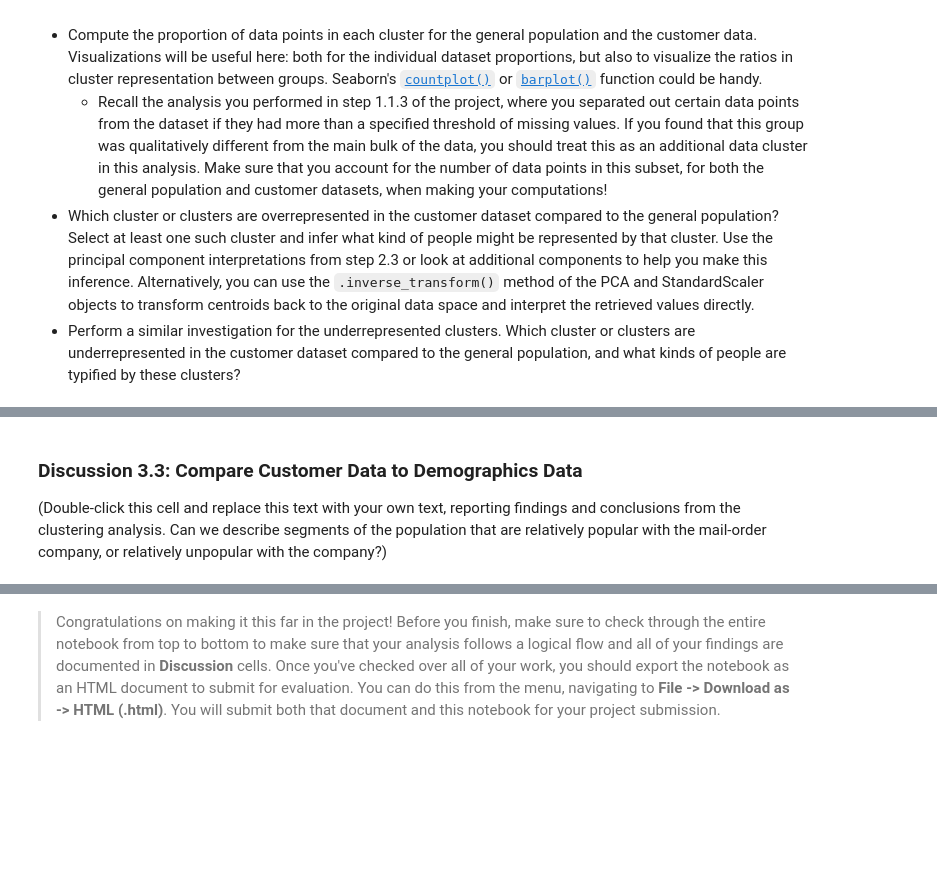
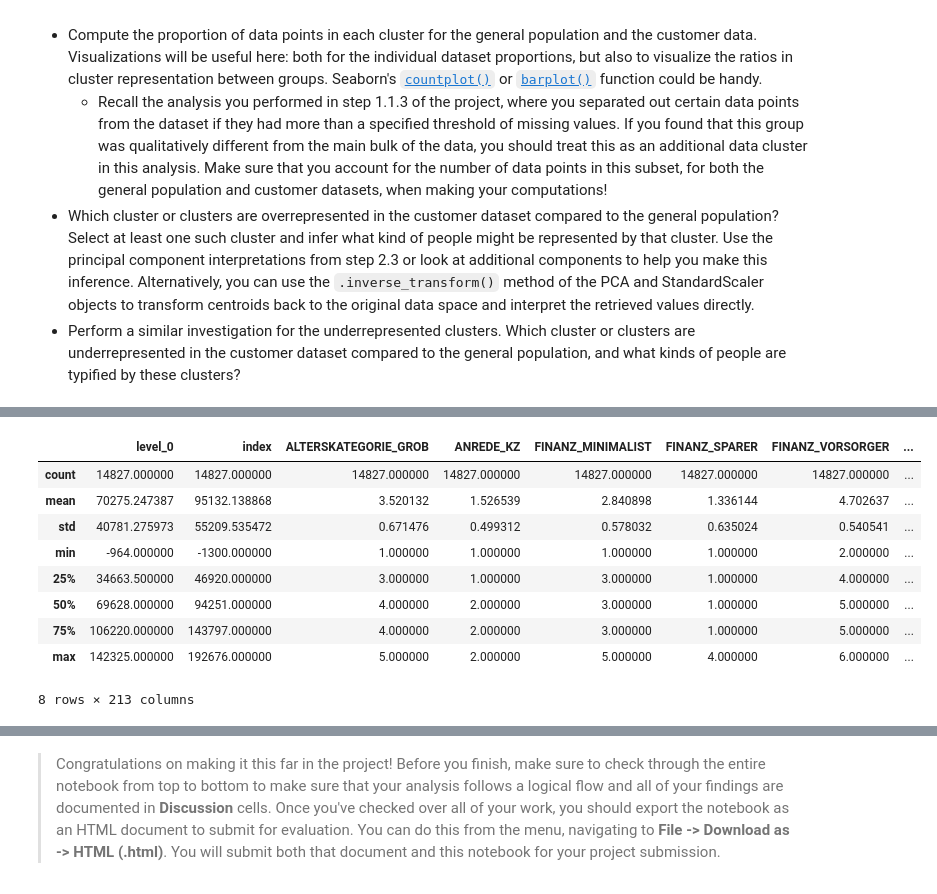
Before and after one commit to Smcgb/Udacity-Unsupervised-Learning, a Jupyter notebook: Udacity Unsupervised Learning/Identify_Customer_Segments.ipynb, the cells around one changed output, grey strips where cells are left out. Saved outputs shown, nothing was run; the diff lists cells and outputs as text; code cells hidden in the pictures; blank space fills up the shorter version.

```diff
--- a/Udacity Unsupervised Learning/Identify_Customer_Segments.ipynb
+++ b/Udacity Unsupervised Learning/Identify_Customer_Segments.ipynb
@@ -1353,4 +1318,6 @@ def pca_results(full_dataset, pca):
 # %%
-# What kinds of people are part of a cluster that is overrepresented in the
+# What kinds of people are part of a cluster that is underrepresented in the
 # customer data compared to the general population?
-pca_results(cus_clean_impute_scale, cpca)
+
+OVERREPRESENTED_CLUSTER = 7
+data = scaler.inverse_transform(cpca.inverse_transform(cX_pca[np.where(clabels_11== OVERREPRESENTED_CLUSTER)])).round()
@@ -1401,4 +1324,15 @@ TypeError: __init__() missing 1 required positional argument: 'ordered_feature_n
-# %% [markdown]
-### Discussion 3.3: Compare Customer Data to Demographics Data
-
-(Double-click this cell and replace this text with your own text, reporting findings and conclusions from the clustering analysis. Can we describe segments of the population that are relatively popular with the mail-order company, or relatively unpopular with the company?)
+# %%
+dataframe = pd.DataFrame(data=data, index=np.array(range(0, data.shape[0])), columns= cus_clean.columns)
+# %%
+dataframe.describe()
+# %% [output]
+|  | level_0 | index | ALTERSKATEGORIE_GROB | ANREDE_KZ | FINANZ_MINIMALIST | FINANZ_SPARER | FINANZ_VORSORGER | ... |
+| count | 14827.000000 | 14827.000000 | 14827.000000 | 14827.000000 | 14827.000000 | 14827.000000 | 14827.000000 | ... |
+| mean | 70275.247387 | 95132.138868 | 3.520132 | 1.526539 | 2.840898 | 1.336144 | 4.702637 | ... |
+| std | 40781.275973 | 55209.535472 | 0.671476 | 0.499312 | 0.578032 | 0.635024 | 0.540541 | ... |
+| min | -964.000000 | -1300.000000 | 1.000000 | 1.000000 | 1.000000 | 1.000000 | 2.000000 | ... |
+| 25% | 34663.500000 | 46920.000000 | 3.000000 | 1.000000 | 3.000000 | 1.000000 | 4.000000 | ... |
+| 50% | 69628.000000 | 94251.000000 | 4.000000 | 2.000000 | 3.000000 | 1.000000 | 5.000000 | ... |
+| 75% | 106220.000000 | 143797.000000 | 4.000000 | 2.000000 | 3.000000 | 1.000000 | 5.000000 | ... |
+| max | 142325.000000 | 192676.000000 | 5.000000 | 2.000000 | 5.000000 | 4.000000 | 6.000000 | ... |
+8 rows × 213 columns
```
Also changed, not shown: parts of 24 cells of this notebook.
